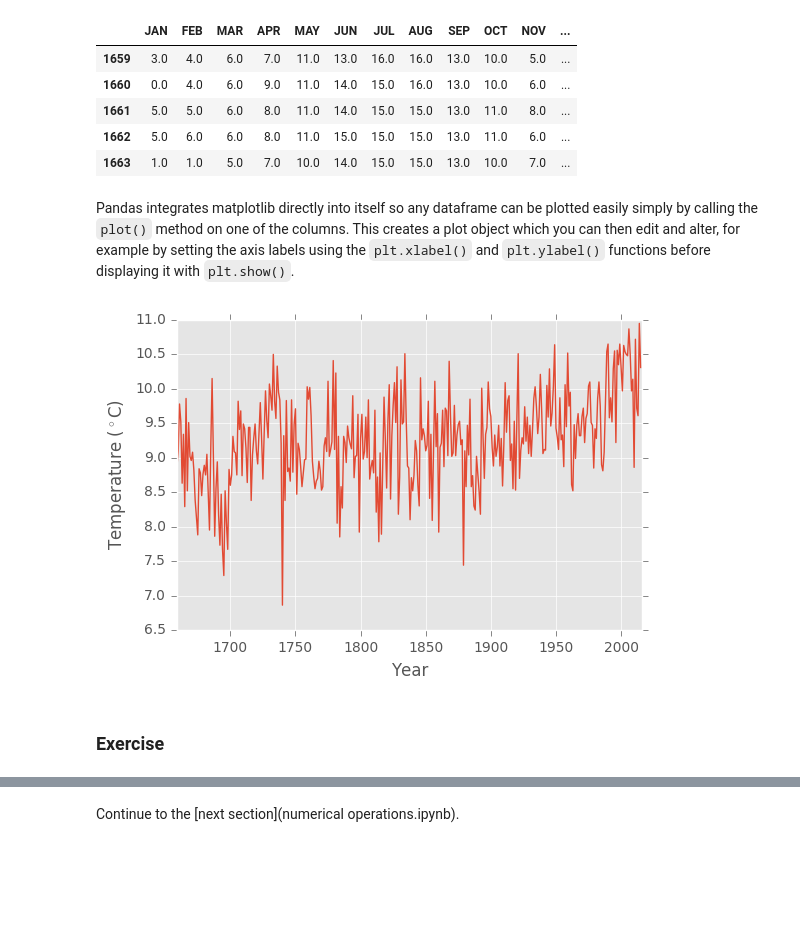
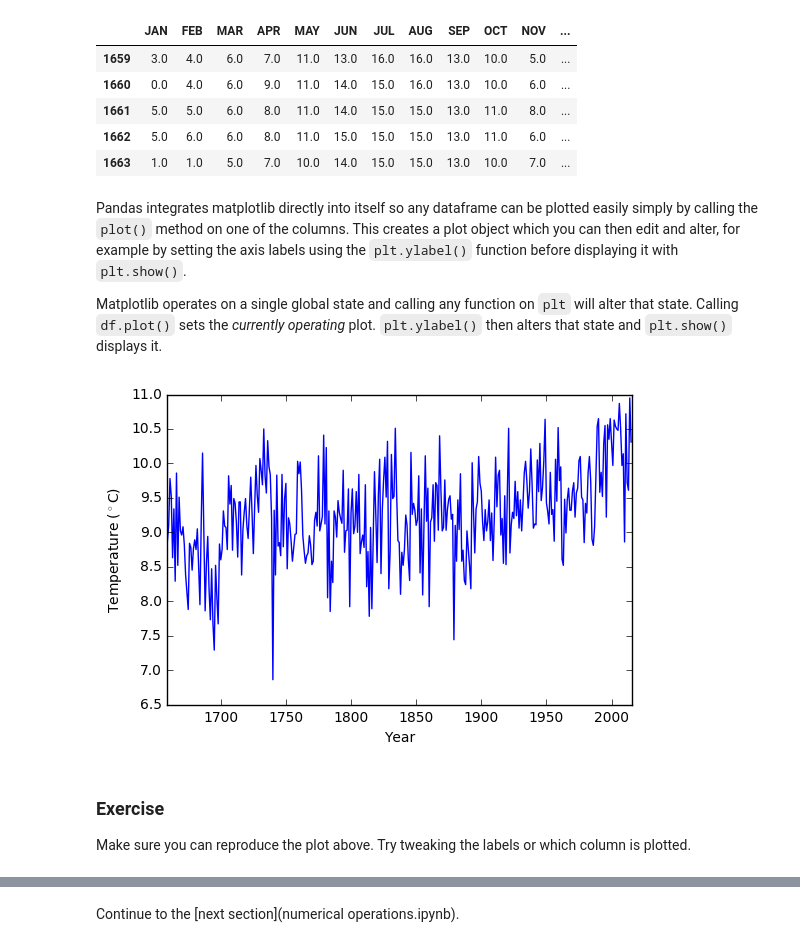
Before and after one commit to milliams/data_analysis_python, a Jupyter notebook: matplotlib.ipynb, the cells around one changed output, grey strips where cells are left out. Cells and saved outputs as stored; diff of their text form; code cells hidden in the pictures; blank space fills up the shorter version.

Commit message:
Add matplotlib examples and exercise links

```diff
--- a/matplotlib.ipynb
+++ b/matplotlib.ipynb
@@ -20,3 +20 @@ Once we have imported matplotlib we can start calling its functions. Any functio
-# %%
-plt.style.use('ggplot')
 # %% [markdown]
@@ -37,15 +35,18 @@ df.head()
 | 1662 | 5.0 | 6.0 | 6.0 | 8.0 | 11.0 | 15.0 | 15.0 | 15.0 | 13.0 | 11.0 | 6.0 | ... |
 | 1663 | 1.0 | 1.0 | 5.0 | 7.0 | 10.0 | 14.0 | 15.0 | 15.0 | 13.0 | 10.0 | 7.0 | ... |
 # %% [markdown]
-Pandas integrates matplotlib directly into itself so any dataframe can be plotted easily simply by calling the `plot()` method on one of the columns. This creates a plot object which you can then edit and alter, for example by setting the axis labels using the `plt.xlabel()` and `plt.ylabel()` functions before displaying it with `plt.show()`.
+Pandas integrates matplotlib directly into itself so any dataframe can be plotted easily simply by calling the `plot()` method on one of the columns. This creates a plot object which you can then edit and alter, for example by setting the axis labels using the `plt.ylabel()` function before displaying it with `plt.show()`.
+
+Matplotlib operates on a single global state and calling any function on `plt` will alter that state. Calling `df.plot()` sets the *currently operating* plot. `plt.ylabel()` then alters that state and `plt.show()` displays it.
 # %%
 df['YEAR'].plot()
 
-plt.xlabel('Year')
 plt.ylabel(r'Temperature ($^\circ$C)')
 
 plt.show()
 # %% [output]
-[figure, old version]
+[figure, new version]
-# %% [markdown]
-### Exercise
+# %% [markdown]
+### Exercise
+
+Make sure you can reproduce the plot above. Try tweaking the labels or which column is plotted.
```
Also changed, not shown: parts of 26 cells of this notebook, 1 other file.
